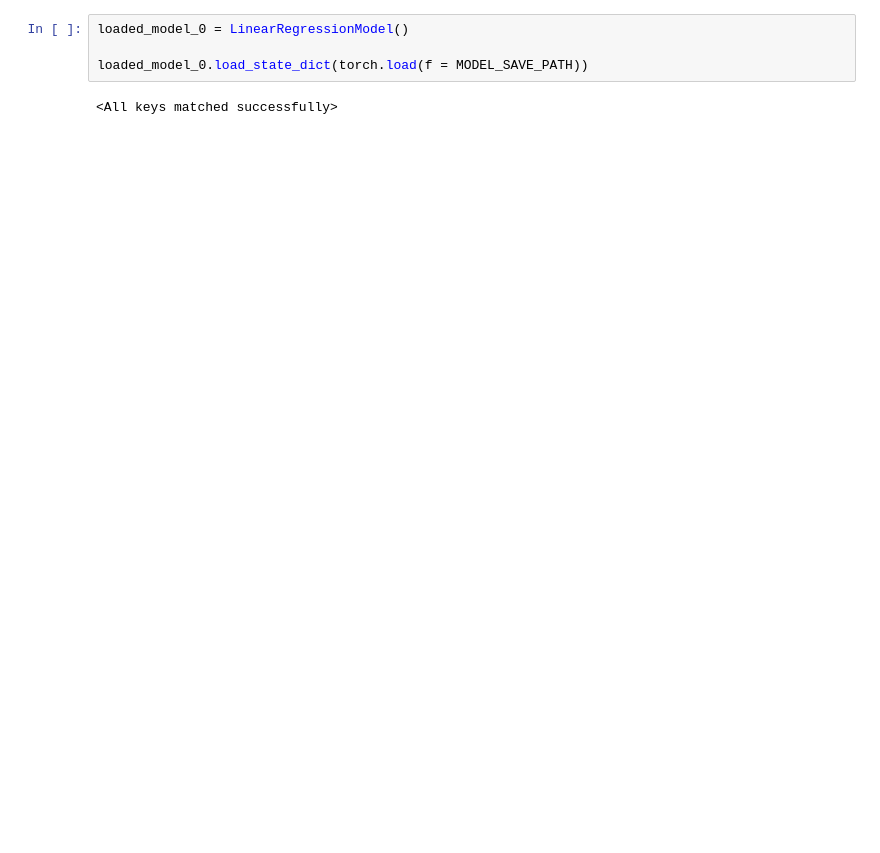
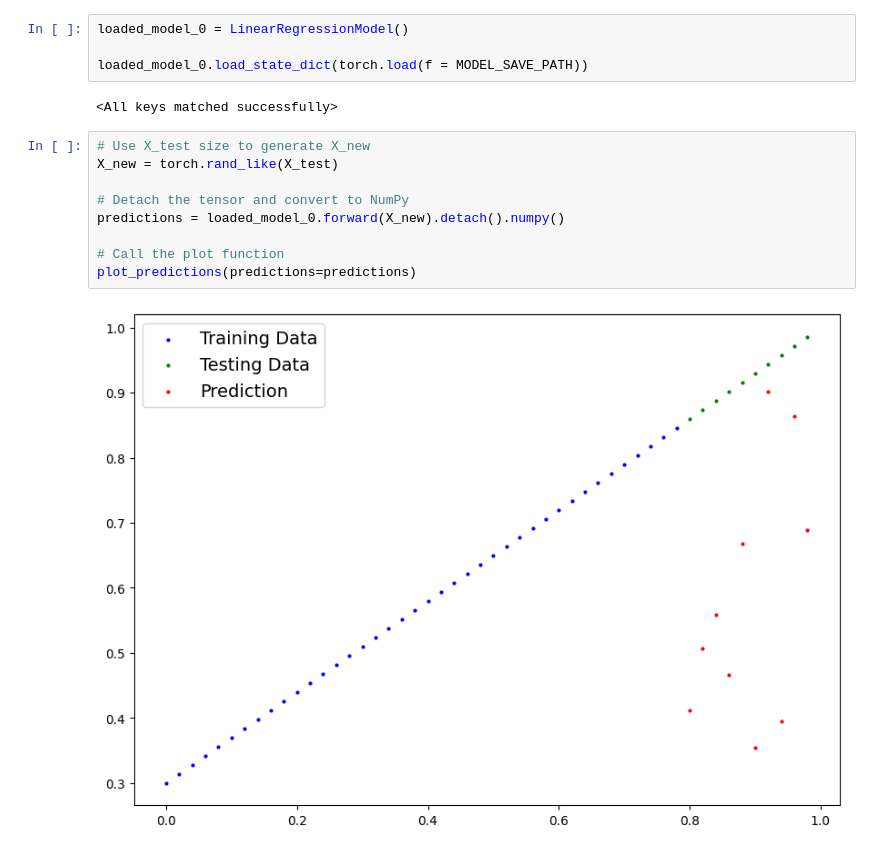
Before and after one commit to spicyneutrino/learn-pytorch, a Jupyter notebook: chapter-1/lesson_code.ipynb, the cells around one changed output. Saved outputs shown, nothing was run; the diff lists cells and outputs as text; blank space fills up the shorter version.

```diff
--- a/chapter-1/lesson_code.ipynb
+++ b/chapter-1/lesson_code.ipynb
@@ -272,3 +272,14 @@ loaded_model_0 = LinearRegressionModel()
 loaded_model_0.load_state_dict(torch.load(f = MODEL_SAVE_PATH))
 # %% [output]
 <All keys matched successfully>
+# %%
+# Use X_test size to generate X_new
+X_new = torch.rand_like(X_test)
+
+# Detach the tensor and convert to NumPy
+predictions = loaded_model_0.forward(X_new).detach().numpy()
+
+# Call the plot function
+plot_predictions(predictions=predictions)
+# %% [output]
+[figure, added]
```
Also changed, not shown: parts of 1 cell of this notebook, 2 other files.
